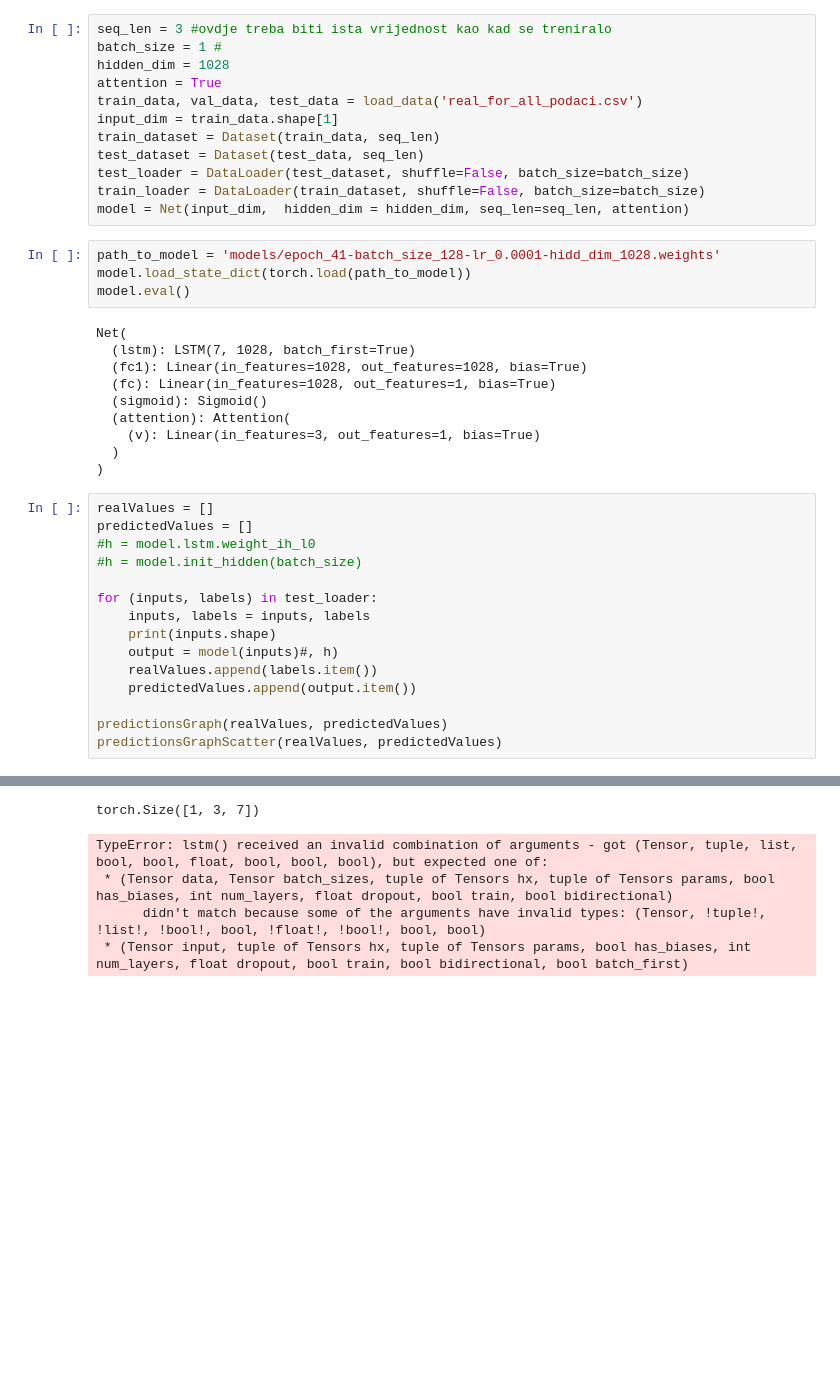
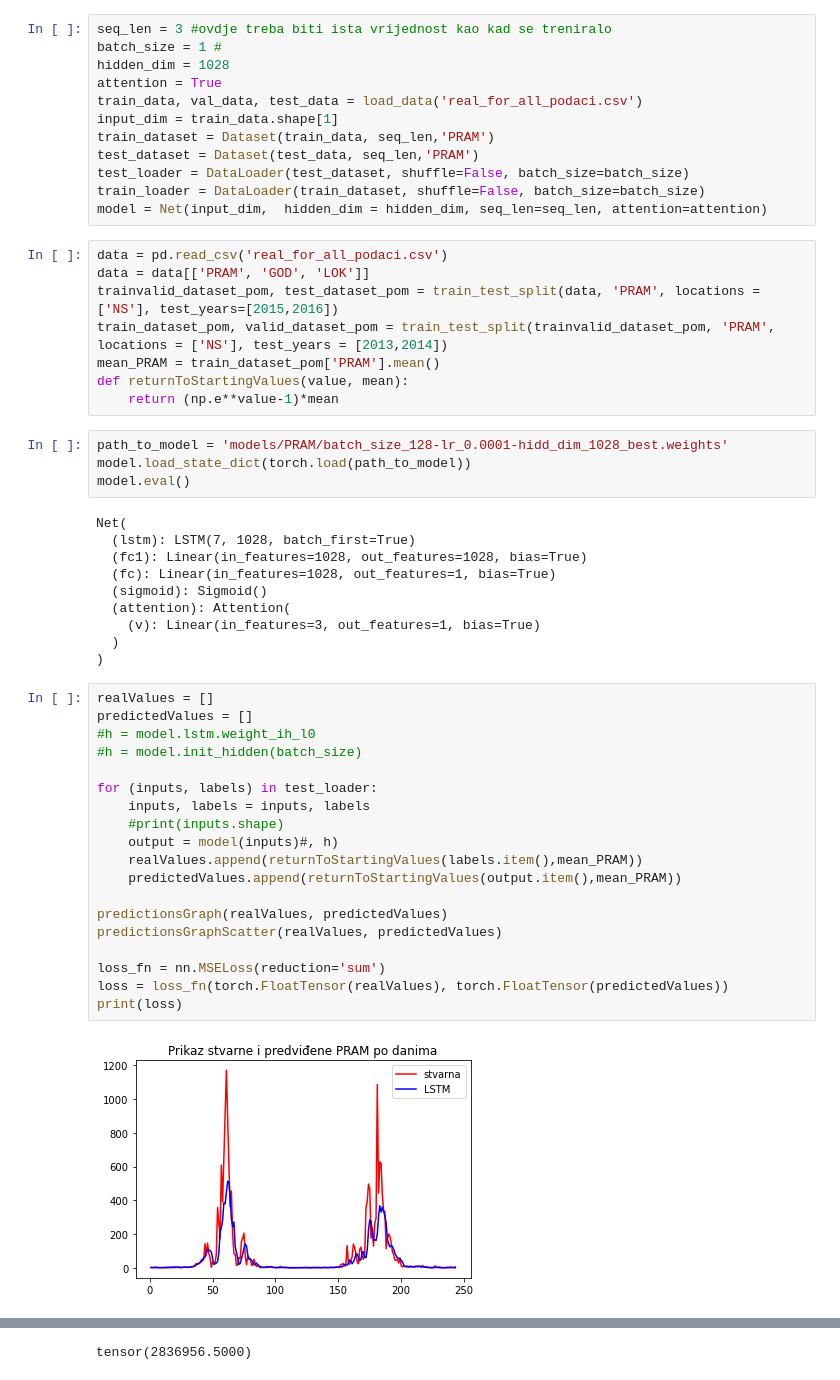
Before and after one commit to dmatijev/polen_forecasting, a Jupyter notebook: evaluate.ipynb, the cells around one changed output, grey strips where cells are left out. Cells and saved outputs as stored; diff of their text form; blank space fills up the shorter version.

```diff
--- a/evaluate.ipynb
+++ b/evaluate.ipynb
@@ -11,13 +11,21 @@ hidden_dim = 1028
 attention = True
 train_data, val_data, test_data = load_data('real_for_all_podaci.csv')
 input_dim = train_data.shape[1]
-train_dataset = Dataset(train_data, seq_len)
-test_dataset = Dataset(test_data, seq_len)
+train_dataset = Dataset(train_data, seq_len,'PRAM')
+test_dataset = Dataset(test_data, seq_len,'PRAM')
 test_loader = DataLoader(test_dataset, shuffle=False, batch_size=batch_size)
 train_loader = DataLoader(train_dataset, shuffle=False, batch_size=batch_size)
-model = Net(input_dim,  hidden_dim = hidden_dim, seq_len=seq_len, attention)
+model = Net(input_dim,  hidden_dim = hidden_dim, seq_len=seq_len, attention=attention)
+# %%
+data = pd.read_csv('real_for_all_podaci.csv')
+data = data[['PRAM', 'GOD', 'LOK']]
+trainvalid_dataset_pom, test_dataset_pom = train_test_split(data, 'PRAM', locations = ['NS'], test_years=[2015,2016])
+train_dataset_pom, valid_dataset_pom = train_test_split(trainvalid_dataset_pom, 'PRAM', locations = ['NS'], test_years = [2013,2014])
+mean_PRAM = train_dataset_pom['PRAM'].mean()
+def returnToStartingValues(value, mean):
+    return (np.e**value-1)*mean
 # %%
-path_to_model = 'models/epoch_41-batch_size_128-lr_0.0001-hidd_dim_1028.weights'
+path_to_model = 'models/PRAM/batch_size_128-lr_0.0001-hidd_dim_1028_best.weights'
 model.load_state_dict(torch.load(path_to_model))
 model.eval()
 # %% [output]
@@ -33,16 +41,21 @@ Net(
 # %%
 realValues = []
 predictedValues = []
 #h = model.lstm.weight_ih_l0
 #h = model.init_hidden(batch_size)
 
 for (inputs, labels) in test_loader:
     inputs, labels = inputs, labels
-    print(inputs.shape)
+    #print(inputs.shape)
     output = model(inputs)#, h)
-    realValues.append(labels.item())
-    predictedValues.append(output.item())
+    realValues.append(returnToStartingValues(labels.item(),mean_PRAM))
+    predictedValues.append(returnToStartingValues(output.item(),mean_PRAM))
 
 predictionsGraph(realValues, predictedValues)
 predictionsGraphScatter(realValues, predictedValues)
+
+loss_fn = nn.MSELoss(reduction='sum')
+loss = loss_fn(torch.FloatTensor(realValues), torch.FloatTensor(predictedValues))
+print(loss)
 # %% [output]
+[figure, added]
@@ -49,5 +63 @@ predictionsGraphScatter(realValues, predictedValues)
-torch.Size([1, 3, 7])
+tensor(2836956.5000)
-TypeError: lstm() received an invalid combination of arguments - got (Tensor, tuple, list, bool, bool, float, bool, bool, bool), but expected one of:
- * (Tensor data, Tensor batch_sizes, tuple of Tensors hx, tuple of Tensors params, bool has_biases, int num_layers, float dropout, bool train, bool bidirectional)
-      didn't match because some of the arguments have invalid types: (Tensor, !tuple!, !list!, !bool!, bool, !float!, !bool!, bool, bool)
- * (Tensor input, tuple of Tensors hx, tuple of Tensors params, bool has_biases, int num_layers, float dropout, bool train, bool bidirectional, bool batch_first)
```
Also changed, not shown: parts of 2 cells of this notebook, 9 other files.
